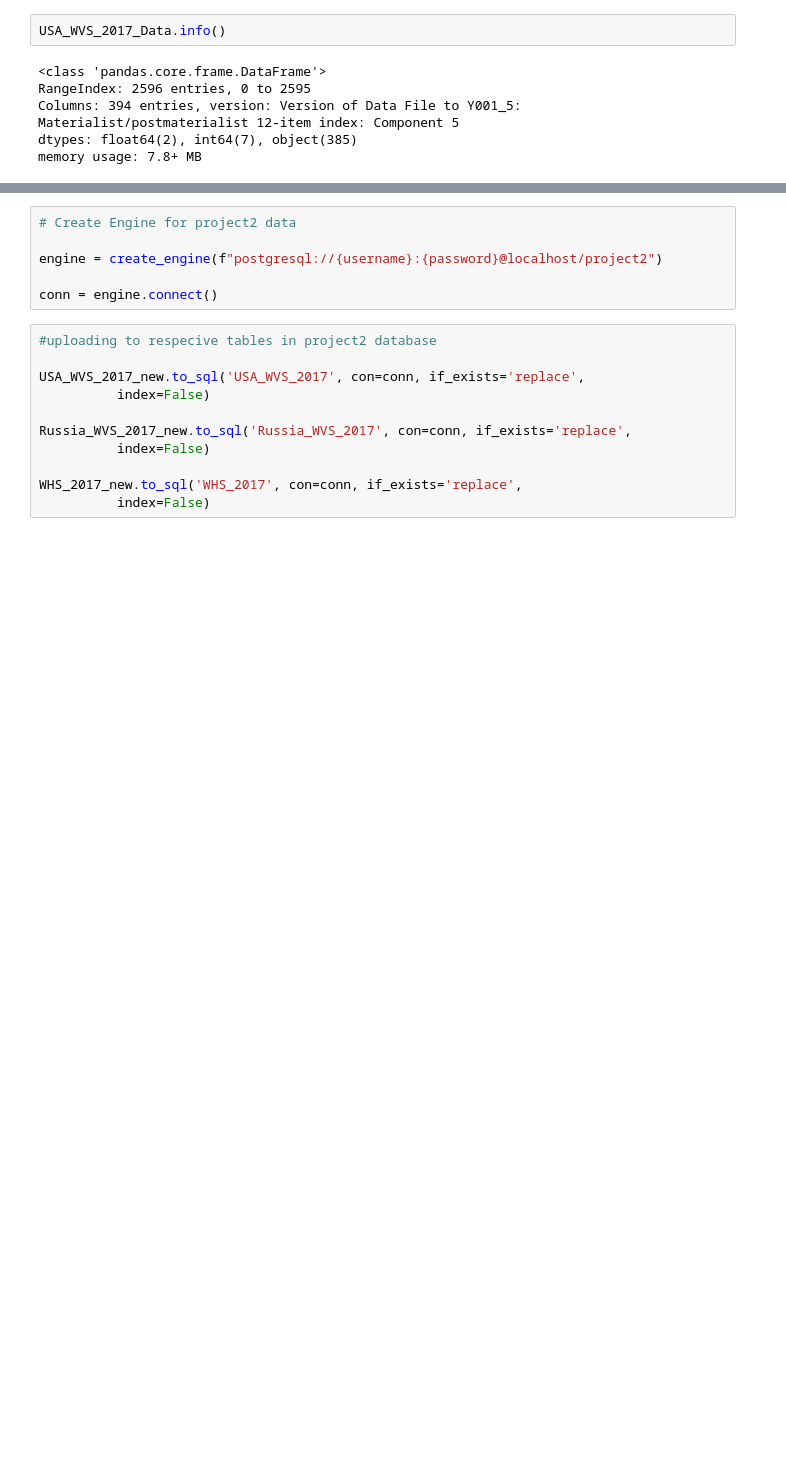
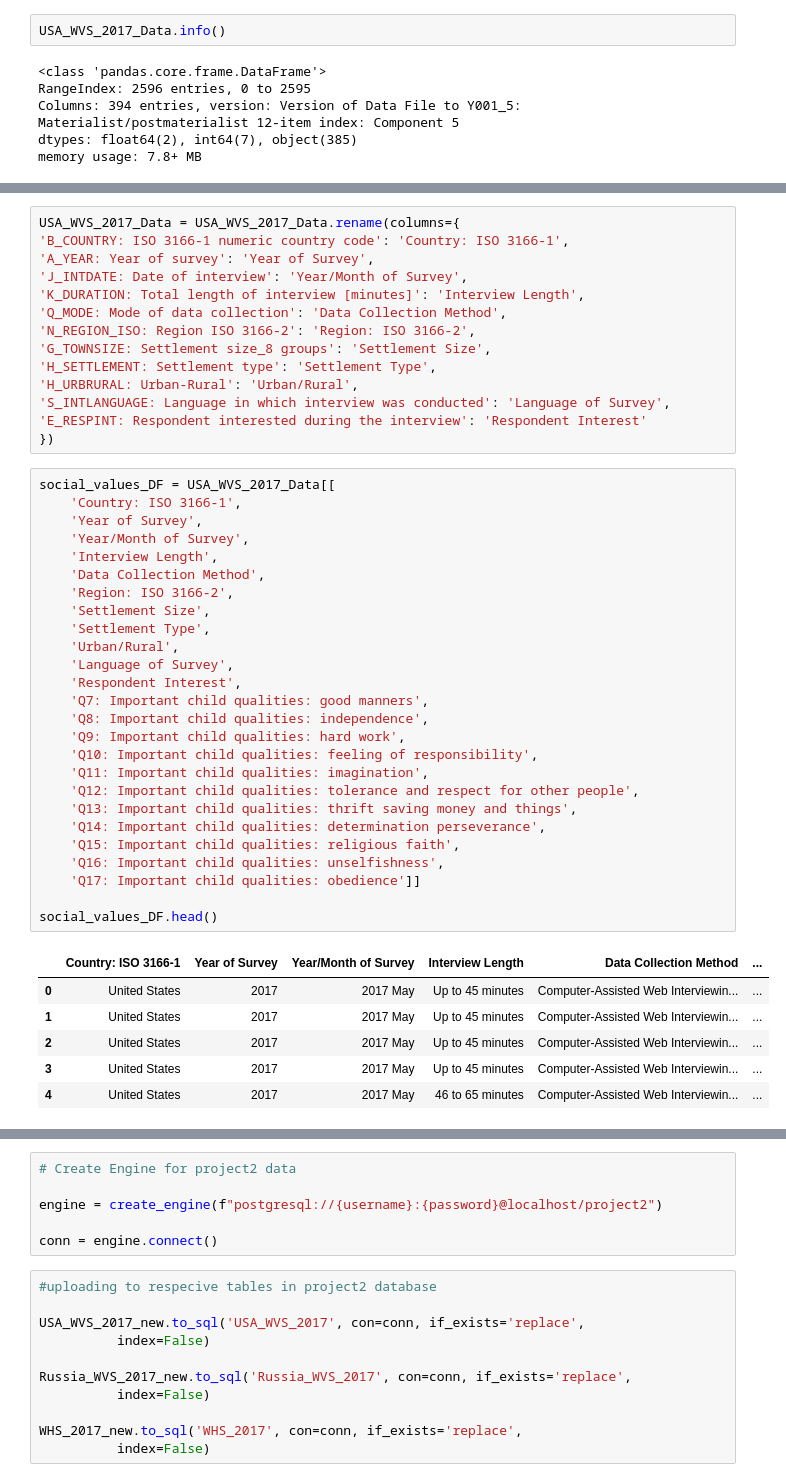
Before and after one commit to IndraNandagopal/ETL-World-Value-Survey-Data, a Jupyter notebook: project2.ipynb, the cells around one changed output, grey strips where cells are left out. Saved outputs shown, nothing was run; the diff lists cells and outputs as text; blank space fills up the shorter version.

```diff
--- a/project2.ipynb
+++ b/project2.ipynb
@@ -63,0 +72,47 @@ USA_WVS_2017_new.head()
+# %%
+USA_WVS_2017_Data = USA_WVS_2017_Data.rename(columns={
+'B_COUNTRY: ISO 3166-1 numeric country code': 'Country: ISO 3166-1',
+'A_YEAR: Year of survey': 'Year of Survey',
+'J_INTDATE: Date of interview': 'Year/Month of Survey',
+'K_DURATION: Total length of interview [minutes]': 'Interview Length',
+'Q_MODE: Mode of data collection': 'Data Collection Method',
+'N_REGION_ISO: Region ISO 3166-2': 'Region: ISO 3166-2',
+'G_TOWNSIZE: Settlement size_8 groups': 'Settlement Size',
+'H_SETTLEMENT: Settlement type': 'Settlement Type',
+'H_URBRURAL: Urban-Rural': 'Urban/Rural',
+'S_INTLANGUAGE: Language in which interview was conducted': 'Language of Survey',
+'E_RESPINT: Respondent interested during the interview': 'Respondent Interest'
+})
+# %%
+social_values_DF = USA_WVS_2017_Data[[
+    'Country: ISO 3166-1',
+    'Year of Survey',
+    'Year/Month of Survey',
+    'Interview Length',
+    'Data Collection Method',
+    'Region: ISO 3166-2',
+    'Settlement Size',
+    'Settlement Type',
+    'Urban/Rural',
+    'Language of Survey',
+    'Respondent Interest',
+    'Q7: Important child qualities: good manners',
+    'Q8: Important child qualities: independence',
+    'Q9: Important child qualities: hard work',
+    'Q10: Important child qualities: feeling of responsibility',
+    'Q11: Important child qualities: imagination',
+    'Q12: Important child qualities: tolerance and respect for other people',
+    'Q13: Important child qualities: thrift saving money and things',
+    'Q14: Important child qualities: determination perseverance',
+    'Q15: Important child qualities: religious faith',
+    'Q16: Important child qualities: unselfishness',
+    'Q17: Important child qualities: obedience']]
+
+social_values_DF.head()
+# %% [output]
+|  | Country: ISO 3166-1 | Year of Survey | Year/Month of Survey | Interview Length | Data Collection Method | ... |
+| 0 | United States | 2017 | 2017 May | Up to 45 minutes | Computer-Assisted Web Interviewin... | ... |
+| 1 | United States | 2017 | 2017 May | Up to 45 minutes | Computer-Assisted Web Interviewin... | ... |
+| 2 | United States | 2017 | 2017 May | Up to 45 minutes | Computer-Assisted Web Interviewin... | ... |
+| 3 | United States | 2017 | 2017 May | Up to 45 minutes | Computer-Assisted Web Interviewin... | ... |
+| 4 | United States | 2017 | 2017 May | 46 to 65 minutes | Computer-Assisted Web Interviewin... | ... |
```
Also changed, not shown: parts of 12 cells of this notebook, 4 other files.
